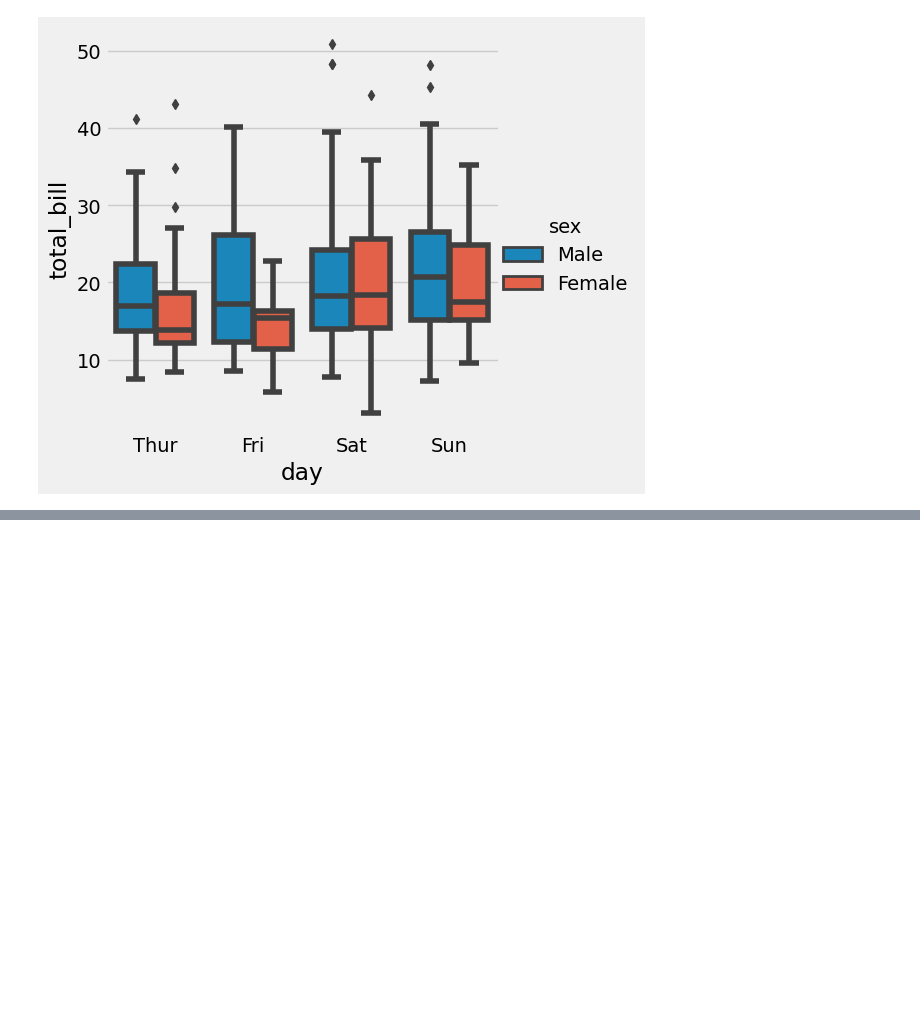
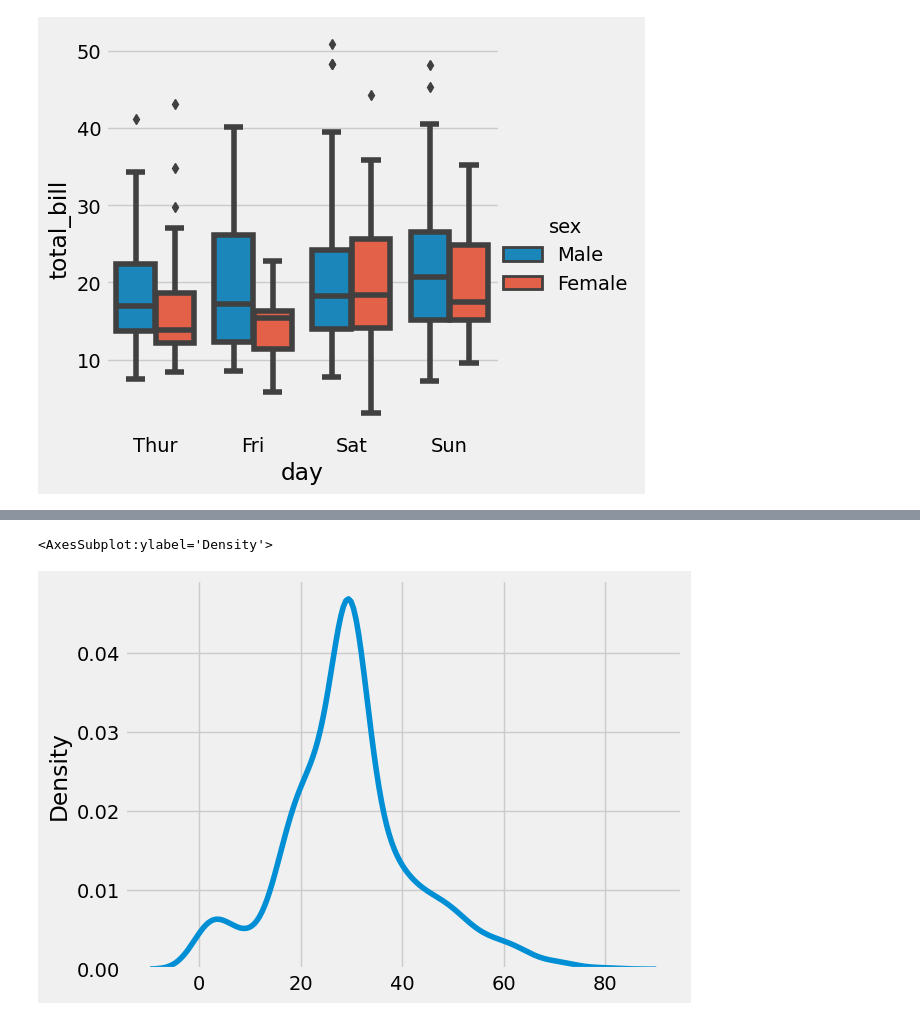
Before and after one commit to SabalNiroula/Seaborn-Practice, a Jupyter notebook: SeabornPractice.ipynb, the cells around one changed output, grey strips where cells are left out. Saved outputs shown, nothing was run; the diff lists cells and outputs as text; code cells hidden in the pictures; blank space fills up the shorter version.

```diff
--- a/SeabornPractice.ipynb
+++ b/SeabornPractice.ipynb
@@ -182,0 +218,6 @@ sns.heatmap(x) # heatmap with no of traveller each month in specific year
+# %%
+# plotting only the kde
+sns.distplot(x=titanic['age'], kde=True, bins=6, hist=False) #
+# %% [output]
+<AxesSubplot:ylabel='Density'>
+[figure, added]
```
Also changed, not shown: parts of 35 cells of this notebook.
